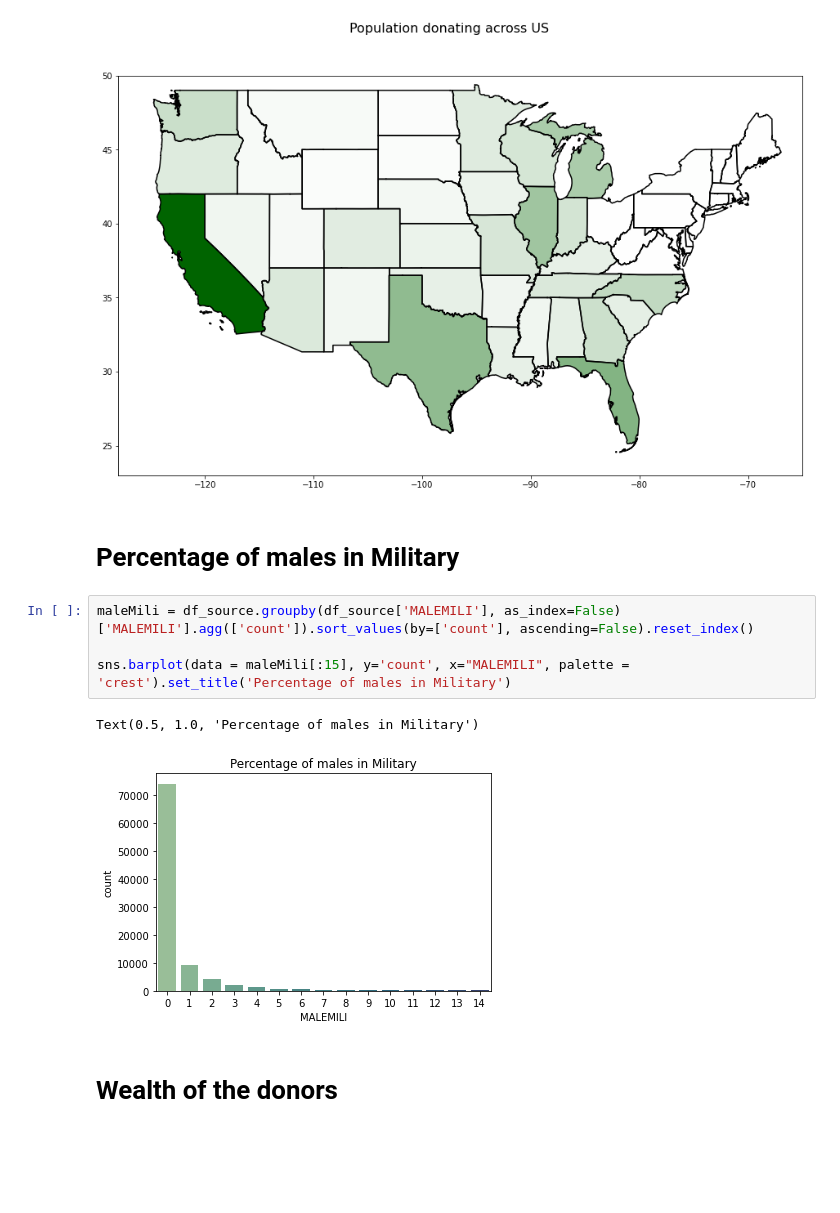
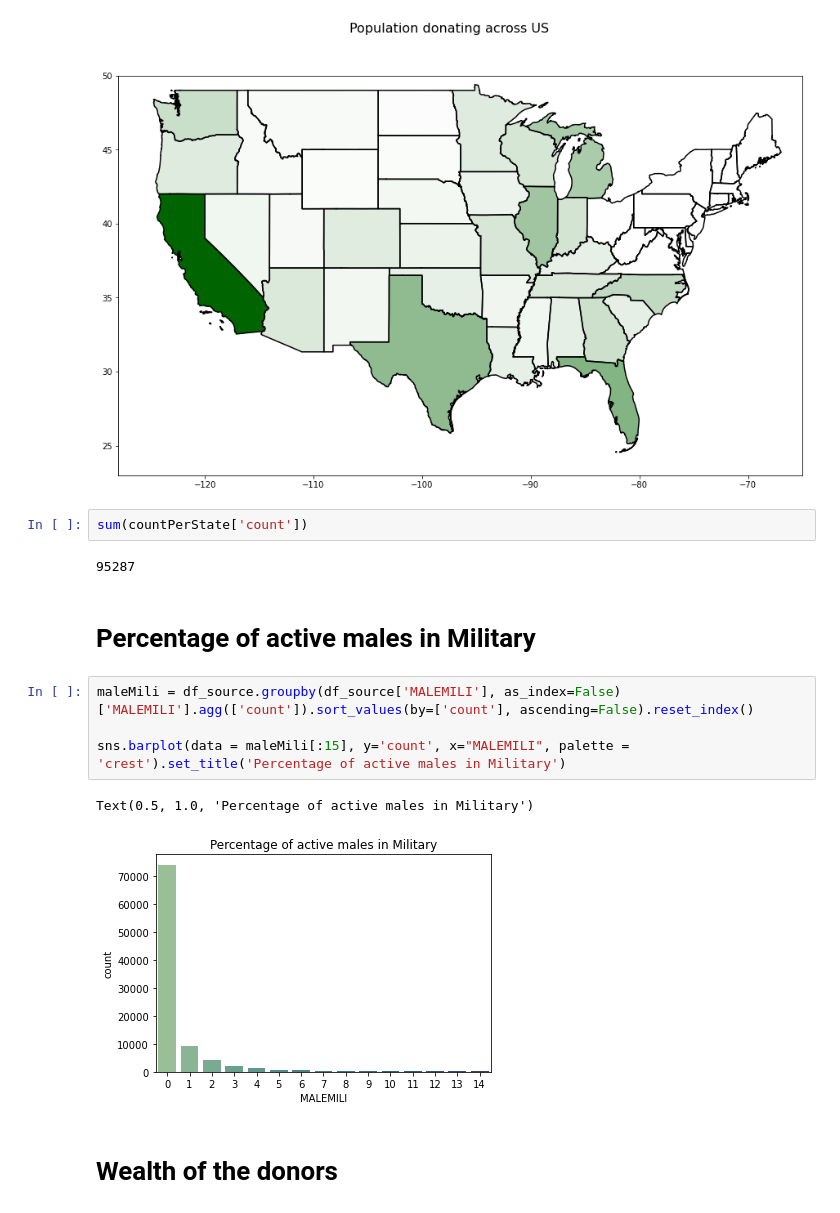
Before and after one commit to JorgeMPereira/PVA_DonorSegmentation, a Jupyter notebook: 0-Data Exploration_v1.0.ipynb, the cells around one changed output. Cells and saved outputs as stored; diff of their text form; blank space fills up the shorter version.

```diff
--- a/0-Data Exploration_v1.0.ipynb
+++ b/0-Data Exploration_v1.0.ipynb
@@ -122,15 +120,19 @@ for State in df_states.Name.unique():
 # %% [output]
 <Figure size 1080x648 with 0 Axes>
 [figure]
+# %%
+sum(countPerState['count'])
+# %% [output]
+95287
 # %% [markdown]
-# Percentage of males in Military
+# Percentage of active males in Military
 # %%
 maleMili = df_source.groupby(df_source['MALEMILI'], as_index=False)['MALEMILI'].agg(['count']).sort_values(by=['count'], ascending=False).reset_index()
 
-sns.barplot(data = maleMili[:15], y='count', x="MALEMILI", palette = 'crest').set_title('Percentage of males in Military')
+sns.barplot(data = maleMili[:15], y='count', x="MALEMILI", palette = 'crest').set_title('Percentage of active males in Military')
 # %% [output]
-Text(0.5, 1.0, 'Percentage of males in Military')
+Text(0.5, 1.0, 'Percentage of active males in Military')
-[figure, old version]
+[figure, new version]
 # %% [markdown]
 # Wealth of the donors
 # %%
```
Also changed, not shown: parts of 2 cells of this notebook.
